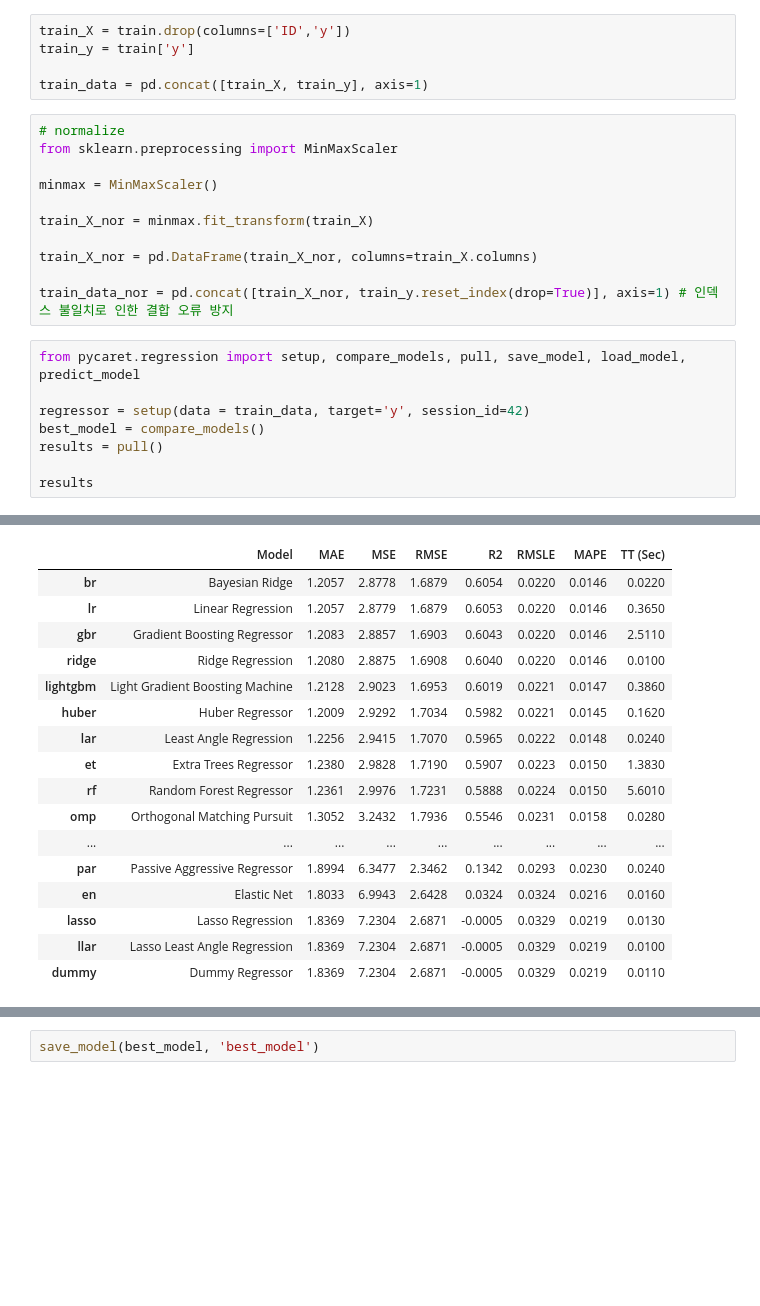
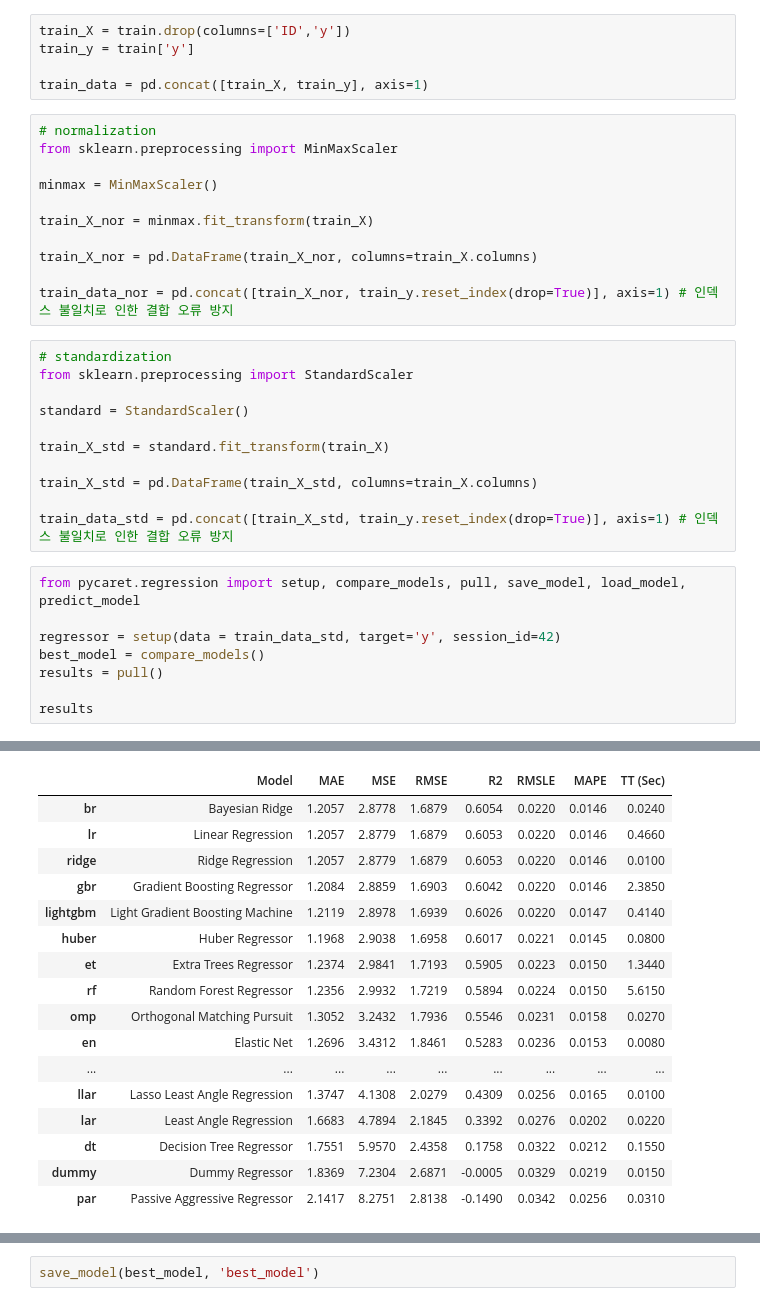
Before and after one commit to kyungheee/2024-Samsung-AI-Challenge-Black-box-Optimization, a Jupyter notebook: model/normalized_AutoML/AutoML.ipynb, the cells around one changed output, grey strips where cells are left out. Cells and saved outputs as stored; diff of their text form; blank space fills up the shorter version.

```diff
--- a/model/normalized_AutoML/AutoML.ipynb
+++ b/model/normalized_AutoML/AutoML.ipynb
@@ -18,7 +18,7 @@ train_y = train['y']
 
 train_data = pd.concat([train_X, train_y], axis=1)
 # %%
-# normalize
+# normalization
 from sklearn.preprocessing import MinMaxScaler
 
 minmax = MinMaxScaler()
@@ -28,10 +28,21 @@ train_X_nor = minmax.fit_transform(train_X)
 train_X_nor = pd.DataFrame(train_X_nor, columns=train_X.columns)
 
 train_data_nor = pd.concat([train_X_nor, train_y.reset_index(drop=True)], axis=1) # 인덱스 불일치로 인한 결합 오류 방지
+# %%
+# standardization
+from sklearn.preprocessing import StandardScaler
+
+standard = StandardScaler()
+
+train_X_std = standard.fit_transform(train_X)
+
+train_X_std = pd.DataFrame(train_X_std, columns=train_X.columns)
+
+train_data_std = pd.concat([train_X_std, train_y.reset_index(drop=True)], axis=1) # 인덱스 불일치로 인한 결합 오류 방지
 # %%
 from pycaret.regression import setup, compare_models, pull, save_model, load_model, predict_model
 
-regressor = setup(data = train_data, target='y', session_id=42)
+regressor = setup(data = train_data_std, target='y', session_id=42)
 best_model = compare_models()
 results = pull()
 
@@ -57,20 +68,20 @@ results
 [interactive output not drawn]
 |  | Model | MAE | MSE | RMSE | R2 | RMSLE | MAPE | TT (Sec) |
-| br | Bayesian Ridge | 1.2057 | 2.8778 | 1.6879 | 0.6054 | 0.0220 | 0.0146 | 0.0220 |
-| lr | Linear Regression | 1.2057 | 2.8779 | 1.6879 | 0.6053 | 0.0220 | 0.0146 | 0.3650 |
-| gbr | Gradient Boosting Regressor | 1.2083 | 2.8857 | 1.6903 | 0.6043 | 0.0220 | 0.0146 | 2.5110 |
-| ridge | Ridge Regression | 1.2080 | 2.8875 | 1.6908 | 0.6040 | 0.0220 | 0.0146 | 0.0100 |
-| lightgbm | Light Gradient Boosting Machine | 1.2128 | 2.9023 | 1.6953 | 0.6019 | 0.0221 | 0.0147 | 0.3860 |
-| huber | Huber Regressor | 1.2009 | 2.9292 | 1.7034 | 0.5982 | 0.0221 | 0.0145 | 0.1620 |
-| lar | Least Angle Regression | 1.2256 | 2.9415 | 1.7070 | 0.5965 | 0.0222 | 0.0148 | 0.0240 |
-| et | Extra Trees Regressor | 1.2380 | 2.9828 | 1.7190 | 0.5907 | 0.0223 | 0.0150 | 1.3830 |
-| rf | Random Forest Regressor | 1.2361 | 2.9976 | 1.7231 | 0.5888 | 0.0224 | 0.0150 | 5.6010 |
-| omp | Orthogonal Matching Pursuit | 1.3052 | 3.2432 | 1.7936 | 0.5546 | 0.0231 | 0.0158 | 0.0280 |
+| br | Bayesian Ridge | 1.2057 | 2.8778 | 1.6879 | 0.6054 | 0.0220 | 0.0146 | 0.0240 |
+| lr | Linear Regression | 1.2057 | 2.8779 | 1.6879 | 0.6053 | 0.0220 | 0.0146 | 0.4660 |
+| ridge | Ridge Regression | 1.2057 | 2.8779 | 1.6879 | 0.6053 | 0.0220 | 0.0146 | 0.0100 |
+| gbr | Gradient Boosting Regressor | 1.2084 | 2.8859 | 1.6903 | 0.6042 | 0.0220 | 0.0146 | 2.3850 |
+| lightgbm | Light Gradient Boosting Machine | 1.2119 | 2.8978 | 1.6939 | 0.6026 | 0.0220 | 0.0147 | 0.4140 |
+| huber | Huber Regressor | 1.1968 | 2.9038 | 1.6958 | 0.6017 | 0.0221 | 0.0145 | 0.0800 |
+| et | Extra Trees Regressor | 1.2374 | 2.9841 | 1.7193 | 0.5905 | 0.0223 | 0.0150 | 1.3440 |
+| rf | Random Forest Regressor | 1.2356 | 2.9932 | 1.7219 | 0.5894 | 0.0224 | 0.0150 | 5.6150 |
+| omp | Orthogonal Matching Pursuit | 1.3052 | 3.2432 | 1.7936 | 0.5546 | 0.0231 | 0.0158 | 0.0270 |
+| en | Elastic Net | 1.2696 | 3.4312 | 1.8461 | 0.5283 | 0.0236 | 0.0153 | 0.0080 |
 | ... | ... | ... | ... | ... | ... | ... | ... | ... |
-| par | Passive Aggressive Regressor | 1.8994 | 6.3477 | 2.3462 | 0.1342 | 0.0293 | 0.0230 | 0.0240 |
-| en | Elastic Net | 1.8033 | 6.9943 | 2.6428 | 0.0324 | 0.0324 | 0.0216 | 0.0160 |
-| lasso | Lasso Regression | 1.8369 | 7.2304 | 2.6871 | -0.0005 | 0.0329 | 0.0219 | 0.0130 |
-| llar | Lasso Least Angle Regression | 1.8369 | 7.2304 | 2.6871 | -0.0005 | 0.0329 | 0.0219 | 0.0100 |
-| dummy | Dummy Regressor | 1.8369 | 7.2304 | 2.6871 | -0.0005 | 0.0329 | 0.0219 | 0.0110 |
+| llar | Lasso Least Angle Regression | 1.3747 | 4.1308 | 2.0279 | 0.4309 | 0.0256 | 0.0165 | 0.0100 |
+| lar | Least Angle Regression | 1.6683 | 4.7894 | 2.1845 | 0.3392 | 0.0276 | 0.0202 | 0.0220 |
+| dt | Decision Tree Regressor | 1.7551 | 5.9570 | 2.4358 | 0.1758 | 0.0322 | 0.0212 | 0.1550 |
+| dummy | Dummy Regressor | 1.8369 | 7.2304 | 2.6871 | -0.0005 | 0.0329 | 0.0219 | 0.0150 |
+| par | Passive Aggressive Regressor | 2.1417 | 8.2751 | 2.8138 | -0.1490 | 0.0342 | 0.0256 | 0.0310 |
 [interactive output not drawn]
 |  | Model | MAE | MSE | RMSE | R2 | RMSLE | MAPE | TT (Sec) |
```
Also changed, not shown: parts of 2 cells of this notebook, 3 other files.
